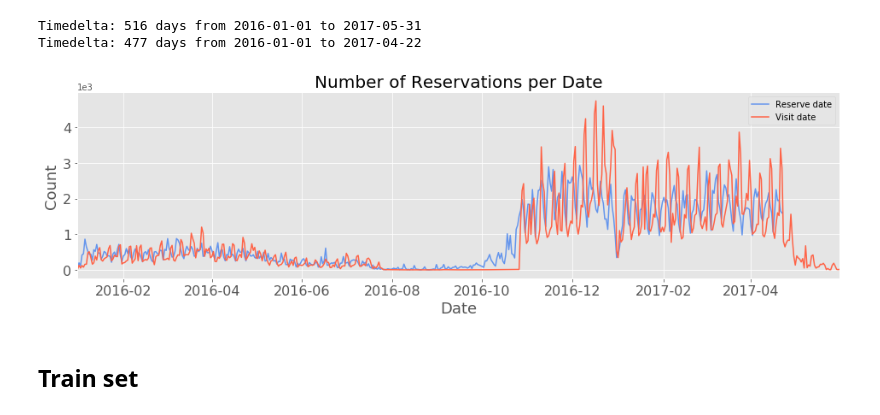
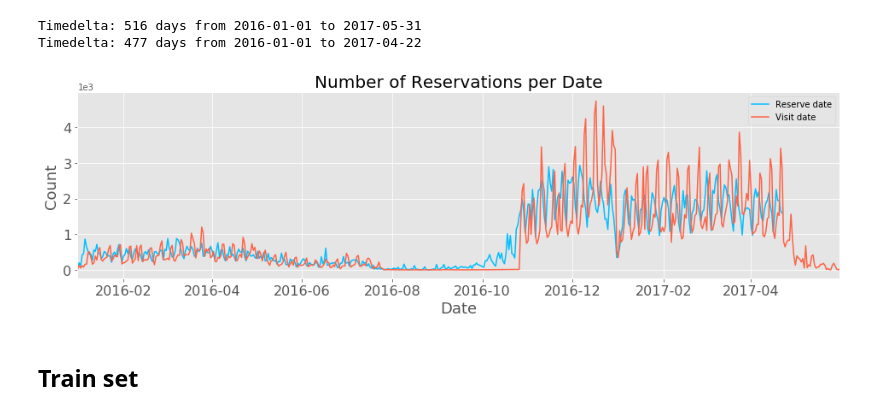
Before and after one commit to alekseisolovev/kaggle, a Jupyter notebook: recruit-restaurant/recruit_restaurant_eda.ipynb, the cells around one changed output. Drawn from its saved outputs; the diff is of its cells as text; code cells hidden in the pictures.

```diff
--- a/recruit-restaurant/recruit_restaurant_eda.ipynb
+++ b/recruit-restaurant/recruit_restaurant_eda.ipynb
@@ -57,34 +57,34 @@ Timedelta: 477 days from 2016-01-01 to 2017-04-22
 # %%
 ax = plt.gca()
 
 air_reserve['visit_datetime'] = air_reserve['visit_datetime'].apply(lambda x: x.date())
 air_reserve['reserve_datetime'] = air_reserve['reserve_datetime'].apply(lambda x: x.date())
 
 hpg_reserve['visit_datetime'] = hpg_reserve['visit_datetime'].apply(lambda x: x.date())
 hpg_reserve['reserve_datetime'] = hpg_reserve['reserve_datetime'].apply(lambda x: x.date())
 
 air_reserve[['reserve_datetime', 'reserve_visitors']].groupby('reserve_datetime').sum().plot(
     kind='line',
+    ax=ax,
     figsize=(16,4),
-    ax=ax,
     fontsize=16,
-    color='cornflowerblue')
+    color='deepskyblue')
 
 air_reserve[['visit_datetime', 'reserve_visitors']].groupby('visit_datetime').sum().plot(
     kind='line',
+    ax=ax,
     figsize=(16,4),
-    ax=ax,
     fontsize=16,
     color='tomato')
 
 ax.legend(labels=['Reserve date', 'Visit date'])
 plt.ticklabel_format(style='sci', scilimits=(0,0), axis='y')
 plt.xlabel('Date', fontsize=18)
 plt.ylabel('Count', fontsize=18)
 plt.title('Number of Reservations per Date', fontsize=20)
 plt.show()
 # %% [output]
-[figure, old version]
+[figure, new version]
 # %% [markdown]
 ## Train set
 # %%
```
Also changed, not shown: parts of 7 cells of this notebook.
